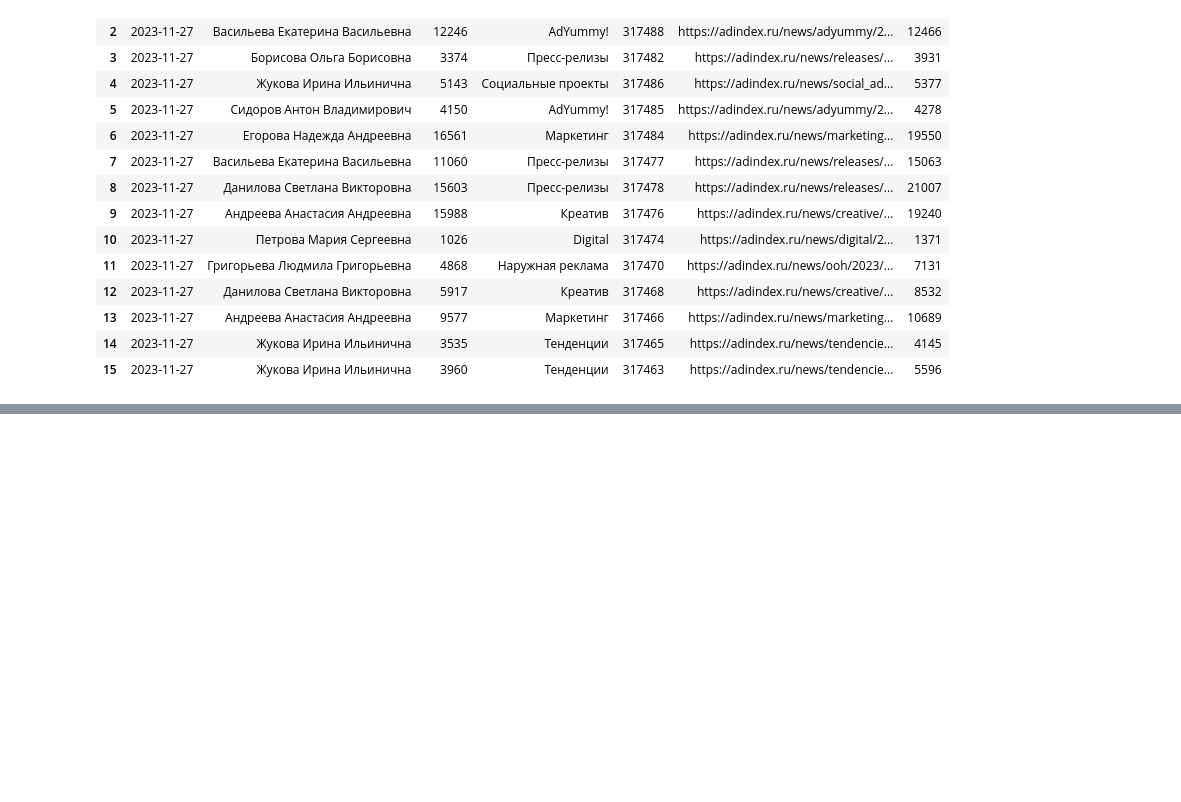
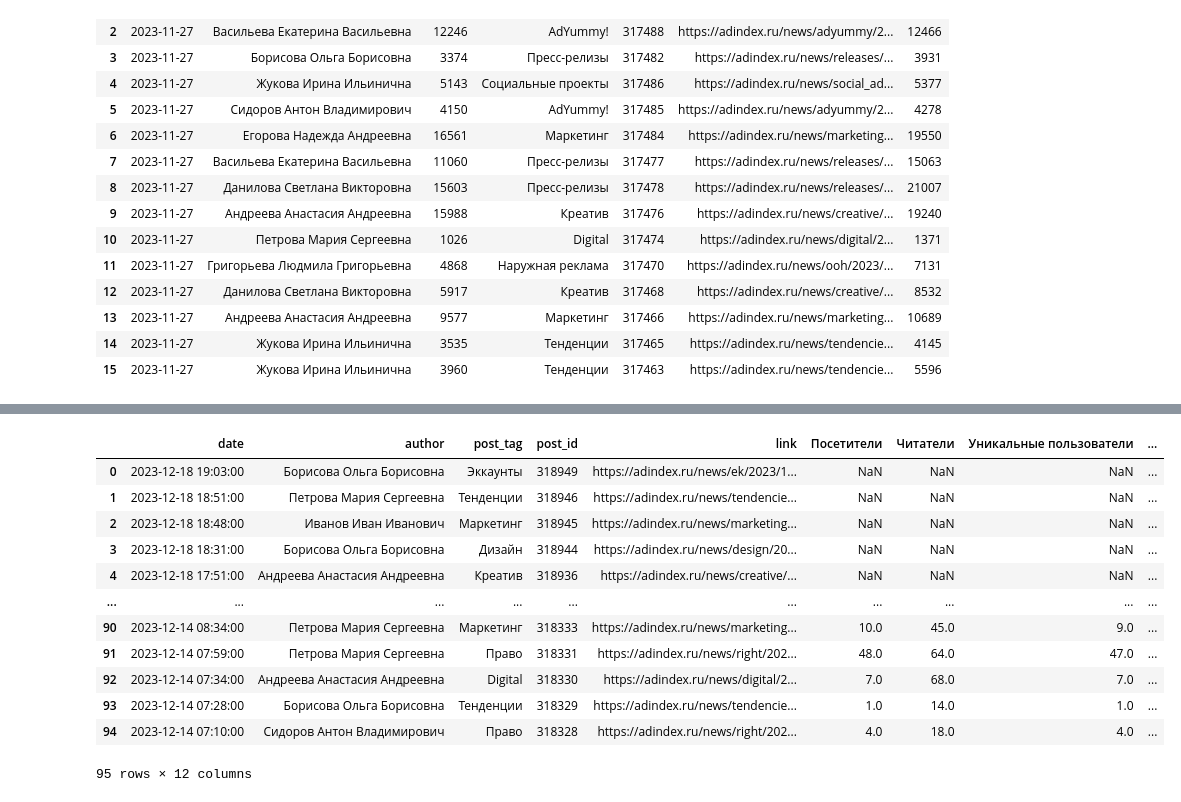
Before and after one commit to Meksis/AdIndexProject, a Jupyter notebook: tests.ipynb, the cells around one changed output, grey strips where cells are left out. Cells and saved outputs as stored; diff of their text form; code cells hidden in the pictures; blank space fills up the shorter version.

```diff
--- a/tests.ipynb
+++ b/tests.ipynb
@@ -76,0 +181,16 @@ data.sort_values('date')
+# %%
+pd.concat([df_left, df_right], join='outer', ignore_index=True)
+# %% [output]
+|  | date | author | post_tag | post_id | link | Посетители | Читатели | Уникальные пользователи | ... |
+| 0 | 2023-12-18 19:03:00 | Борисова Ольга Борисовна | Эккаунты | 318949 | https://adindex.ru/news/ek/2023/1... | NaN | NaN | NaN | ... |
+| 1 | 2023-12-18 18:51:00 | Петрова Мария Сергеевна | Тенденции | 318946 | https://adindex.ru/news/tendencie... | NaN | NaN | NaN | ... |
+| 2 | 2023-12-18 18:48:00 | Иванов Иван Иванович | Маркетинг | 318945 | https://adindex.ru/news/marketing... | NaN | NaN | NaN | ... |
+| 3 | 2023-12-18 18:31:00 | Борисова Ольга Борисовна | Дизайн | 318944 | https://adindex.ru/news/design/20... | NaN | NaN | NaN | ... |
+| 4 | 2023-12-18 17:51:00 | Андреева Анастасия Андреевна | Креатив | 318936 | https://adindex.ru/news/creative/... | NaN | NaN | NaN | ... |
+| ... | ... | ... | ... | ... | ... | ... | ... | ... | ... |
+| 90 | 2023-12-14 08:34:00 | Петрова Мария Сергеевна | Маркетинг | 318333 | https://adindex.ru/news/marketing... | 10.0 | 45.0 | 9.0 | ... |
+| 91 | 2023-12-14 07:59:00 | Петрова Мария Сергеевна | Право | 318331 | https://adindex.ru/news/right/202... | 48.0 | 64.0 | 47.0 | ... |
+| 92 | 2023-12-14 07:34:00 | Андреева Анастасия Андреевна | Digital | 318330 | https://adindex.ru/news/digital/2... | 7.0 | 68.0 | 7.0 | ... |
+| 93 | 2023-12-14 07:28:00 | Борисова Ольга Борисовна | Тенденции | 318329 | https://adindex.ru/news/tendencie... | 1.0 | 14.0 | 1.0 | ... |
+| 94 | 2023-12-14 07:10:00 | Сидоров Антон Владимирович | Право | 318328 | https://adindex.ru/news/right/202... | 4.0 | 18.0 | 4.0 | ... |
+95 rows × 12 columns
```
Also changed, not shown: parts of 11 cells of this notebook, 27 other files.
